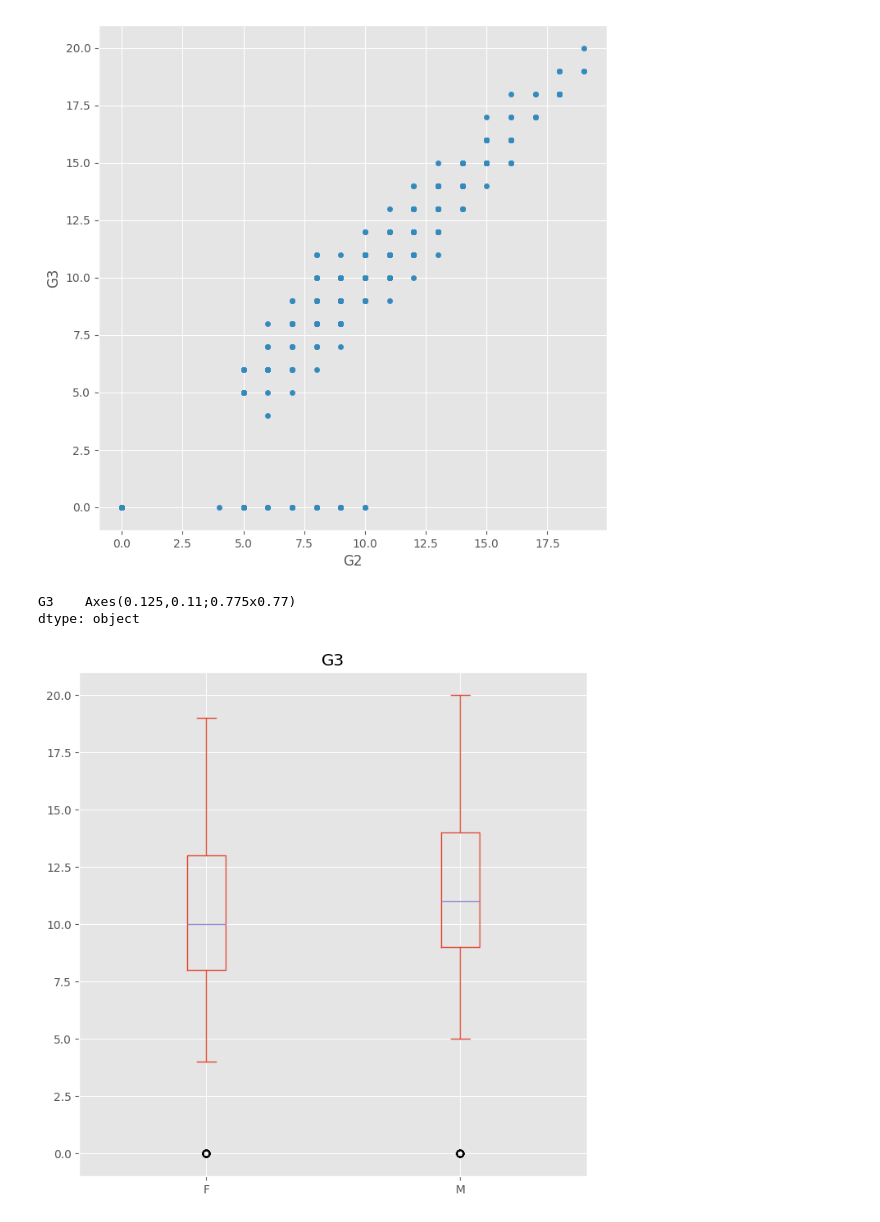
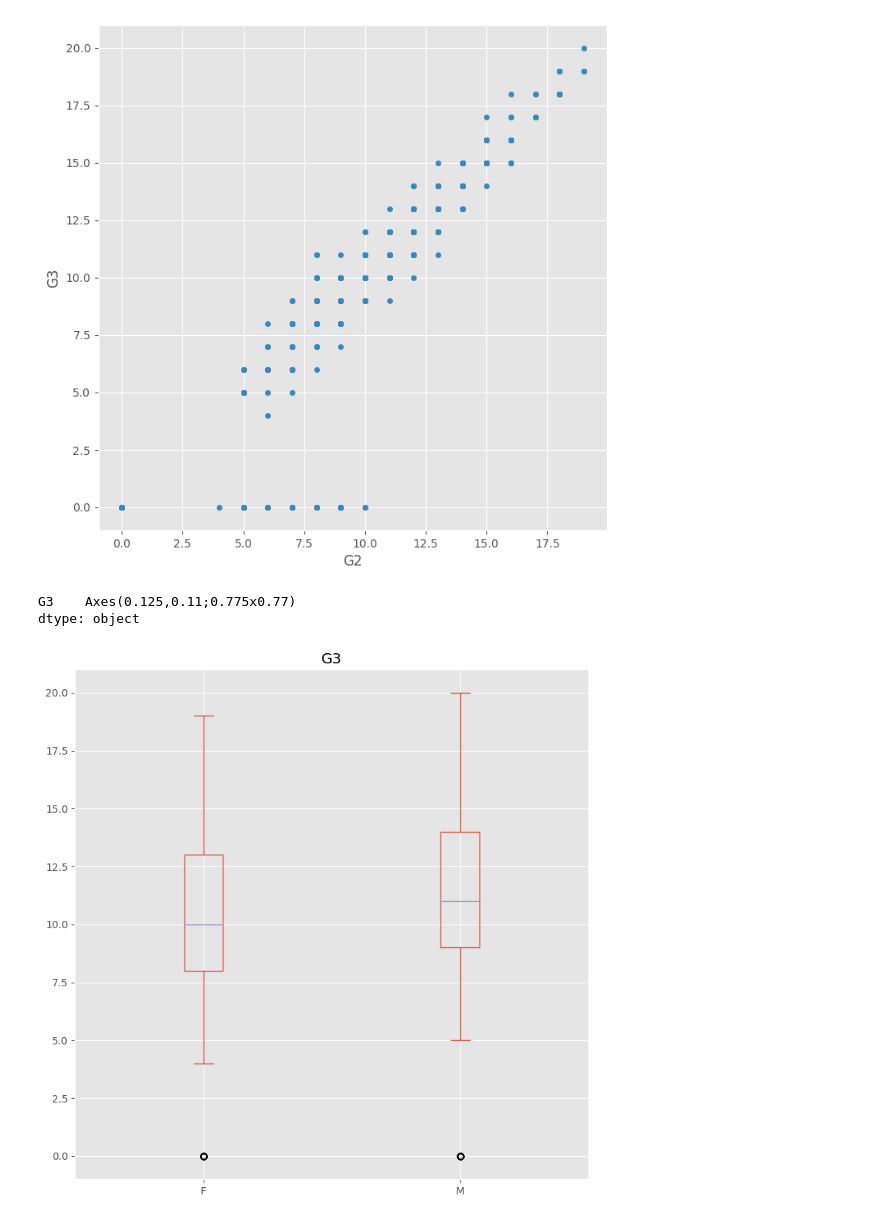
Before and after one commit to WiMLDS-Ghana/MathsBootCamp24, a Jupyter notebook: Python_codes/Week_3_python_codes_optimization.ipynb, the cells around one changed output. Drawn from its saved outputs; the diff is of its cells as text; code cells hidden in the pictures.

```diff
--- a/Python_codes/Week_3_python_codes_optimization.ipynb
+++ b/Python_codes/Week_3_python_codes_optimization.ipynb
@@ -217,7 +220,7 @@ We will be working with the mat one.
 # %%
 #Importation of a DataFrame (as csv file)
 
-df= pd.read_csv('../Datasets/student_mat.csv', delimiter = ';')
+df= pd.read_csv('/content/gdrive/My Drive/Colab_Notebooks/WIMLDS_Week3/student_mat.csv', delimiter = ';')
 # %%
 DF = df.copy()
 # %% [markdown]
@@ -367,8 +312,8 @@ df.plot.scatter('G2', 'G3', figsize=(8,8))
 <Axes: xlabel='G2', ylabel='G3'>
 [figure]
 # %%
-df.plot.box(column=['G3'], by='sex', figsize=(8,8))
+df.plot.box(column=["G3"],by="sex",figsize=(9,9))
 # %% [output]
 G3    Axes(0.125,0.11;0.775x0.77)
 dtype: object
-[figure, old version]
+[figure, new version]
```
Also changed, not shown: parts of 37 cells of this notebook, 1 other file.
